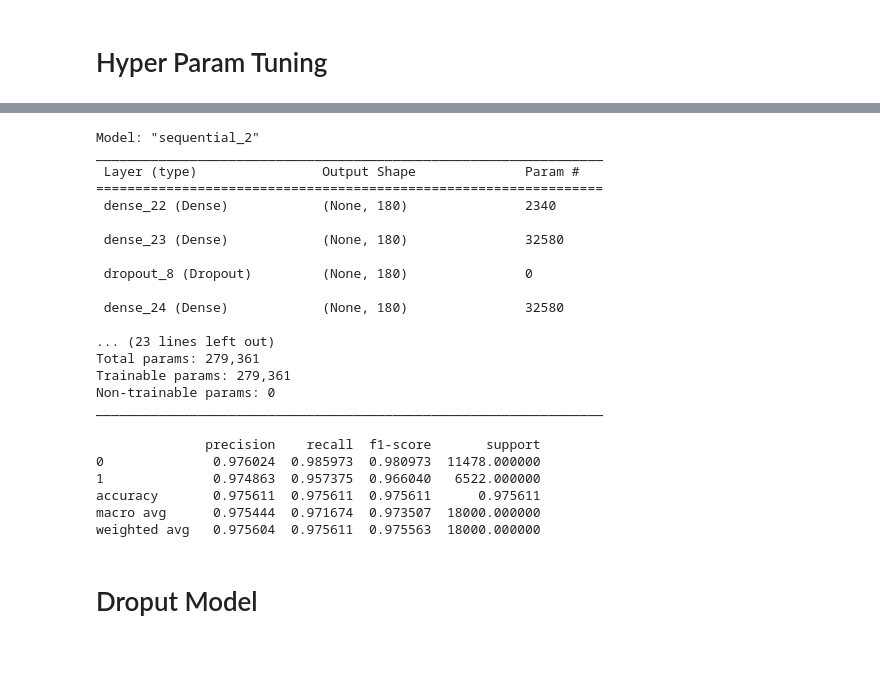
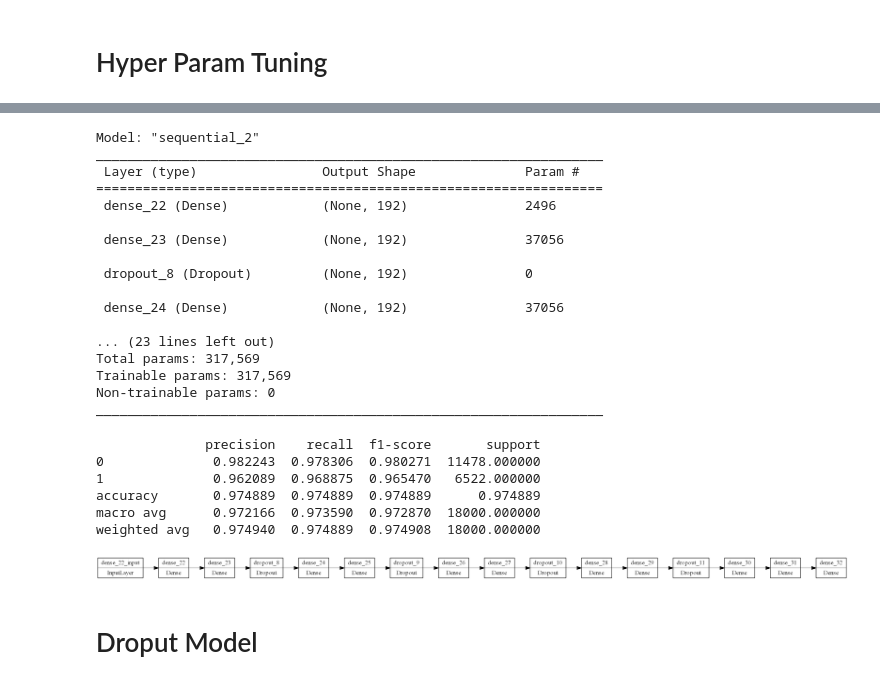
Before and after one commit to OmarSalah16/Smart-Grid-Stability-using-Multiple-Classifiers, a Jupyter notebook: MLP.ipynb, the cells around one changed output, grey strips where cells are left out. Cells and saved outputs as stored; diff of their text form; code cells hidden in the pictures; blank space fills up the shorter version.

```diff
--- a/MLP.ipynb
+++ b/MLP.ipynb
@@ -61,20 +63,21 @@ from sklearn.metrics import classification_report
 # %%
 def model_builder(hp):
     hp_units = hp.Int('units', min_value=12, max_value=192, step=12)
+    hp_dropout = hp.Choice('dropout', values=[0.0, 0.1, 0.2, 0.3])
 
     model = Sequential([
     Dense(units=hp_units ,input_dim = 12, activation='relu'),
     Dense(units=hp_units , activation='relu'),
-    Dropout(0.1, seed=42),
+    Dropout(hp_dropout, seed=42),
     Dense(units=hp_units , activation='relu'),
     Dense(units=hp_units , activation='relu'),
-    Dropout(0.1, seed=42),
+    Dropout(hp_dropout, seed=42),
     Dense(units=hp_units , activation='relu'),
     Dense(units=hp_units , activation='relu'),
-    Dropout(0.1, seed=42),
+    Dropout(hp_dropout, seed=42),
     Dense(units=hp_units , activation='relu'),
     Dense(units=hp_units , activation='relu'),
-    Dropout(0.1, seed=42),
+    Dropout(hp_dropout, seed=42),
     Dense(units=hp_units , activation='relu'),
     Dense(units=hp_units/2 , activation='relu'),
     Dense(1 , activation='sigmoid')
@@ -135,17 +135,17 @@ Model: "sequential_2"
 _________________________________________________________________
  Layer (type)                Output Shape              Param #
 =================================================================
- dense_22 (Dense)            (None, 180)               2340
+ dense_22 (Dense)            (None, 192)               2496
 
- dense_23 (Dense)            (None, 180)               32580
+ dense_23 (Dense)            (None, 192)               37056
 
- dropout_8 (Dropout)         (None, 180)               0
+ dropout_8 (Dropout)         (None, 192)               0
 
- dense_24 (Dense)            (None, 180)               32580
+ dense_24 (Dense)            (None, 192)               37056
 
 ... (23 lines left out)
-Total params: 279,361
-Trainable params: 279,361
+Total params: 317,569
+Trainable params: 317,569
 Non-trainable params: 0
 _________________________________________________________________
 # %%
@@ -157,11 +157,19 @@ cr = pd.DataFrame(report).transpose()
 print(cr)
 # %% [output]
               precision    recall  f1-score       support
-0              0.976024  0.985973  0.980973  11478.000000
-1              0.974863  0.957375  0.966040   6522.000000
-accuracy       0.975611  0.975611  0.975611      0.975611
-macro avg      0.975444  0.971674  0.973507  18000.000000
-weighted avg   0.975604  0.975611  0.975563  18000.000000
+0              0.982243  0.978306  0.980271  11478.000000
+1              0.962089  0.968875  0.965470   6522.000000
+accuracy       0.974889  0.974889  0.974889      0.974889
+macro avg      0.972166  0.973590  0.972870  18000.000000
+weighted avg   0.974940  0.974889  0.974908  18000.000000
+# %%
+plot_model(
+    tuned_model, to_file='tuned_model.png', show_shapes=False, show_dtype=False,
+    show_layer_names=True, rankdir='LR', expand_nested=False, dpi=150,
+    layer_range=None, show_layer_activations=False
+)
+# %% [output]
+[figure, added]
 # %% [markdown]
 # Droput Model
 # %%
```
Also changed, not shown: parts of 5 cells of this notebook, 1 other file.
